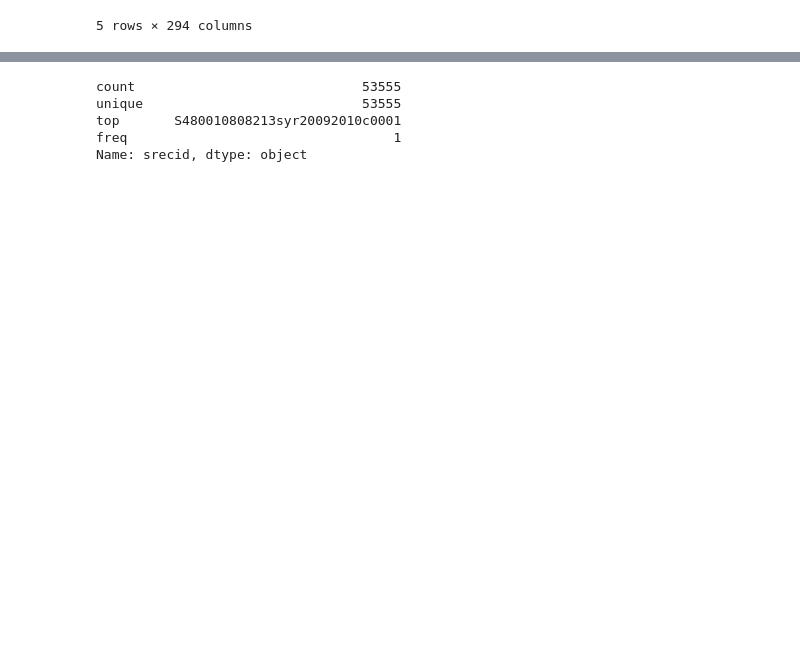
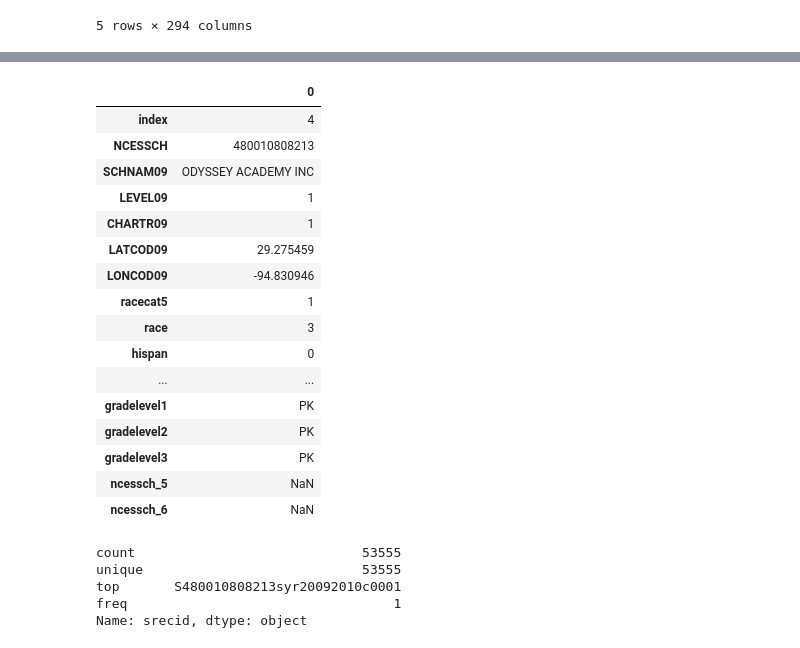
Before and after one commit to npr99/intersect-community-data, a Jupyter notebook: ncoda_07ev1_run_SREC_workflow.ipynb, the cells around one changed output, grey strips where cells are left out. Saved outputs shown, nothing was run; the diff lists cells and outputs as text; code cells hidden in the pictures; blank space fills up the shorter version.

```diff
--- a/ncoda_07ev1_run_SREC_workflow.ipynb
+++ b/ncoda_07ev1_run_SREC_workflow.ipynb
@@ -250,4 +234,24 @@ srec_df.head()
 5 rows × 23 columns
+# %%
+srec_df.head(1).T
+# %% [output]
+|  | 0 |
+| index | 4 |
+| NCESSCH | 480010808213 |
+| SCHNAM09 | ODYSSEY ACADEMY INC |
+| LEVEL09 | 1 |
+| CHARTR09 | 1 |
+| LATCOD09 | 29.275459 |
+| LONCOD09 | -94.830946 |
+| racecat5 | 1 |
+| race | 3 |
+| hispan | 0 |
+| ... | ... |
+| gradelevel1 | PK |
+| gradelevel2 | PK |
+| gradelevel3 | PK |
+| ncessch_5 | NaN |
+| ncessch_6 | NaN |
 # %%
 
 srec_df.srecid.astype(str).describe()
```
Also changed, not shown: parts of 4 cells of this notebook, 1 other file.
